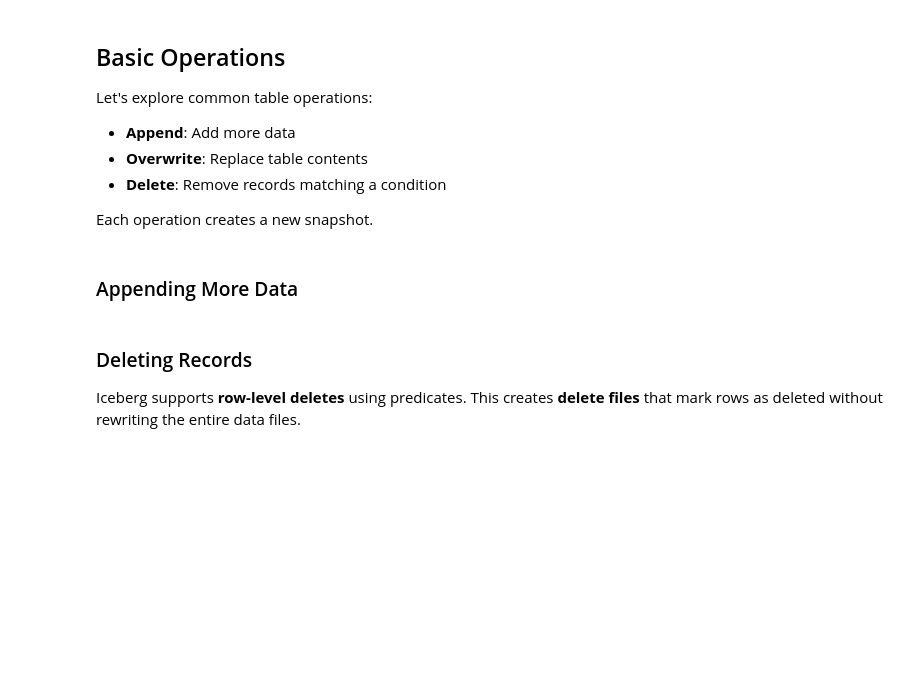
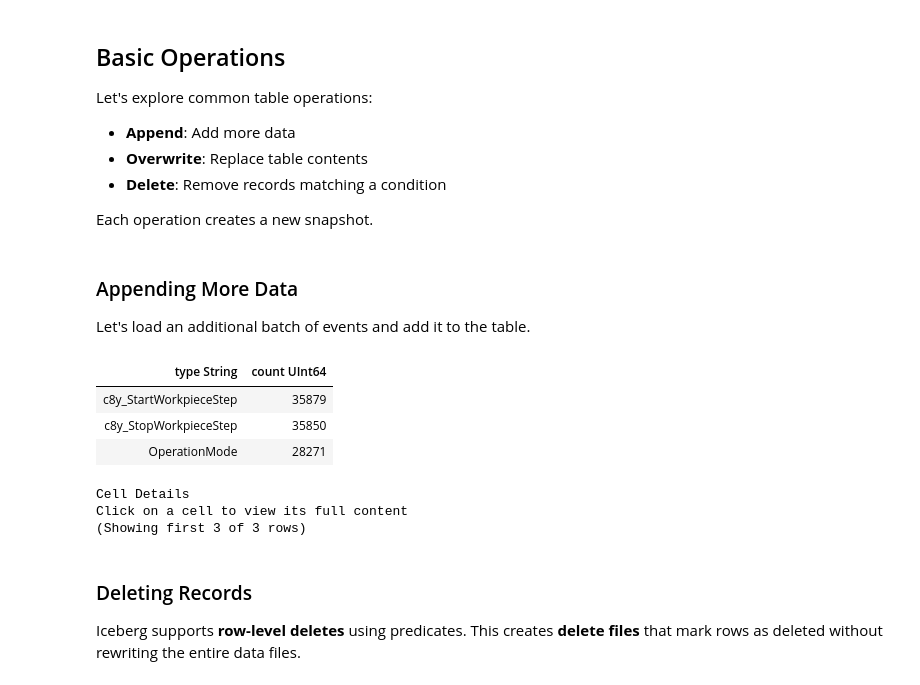
Before and after one commit to Cumulocity-IoT/knee-deep-in-the-lake, a Jupyter notebook: 02_iceberg/01_getting_started.ipynb, the cells around one changed output. Cells and saved outputs as stored; diff of their text form; code cells hidden in the pictures; blank space fills up the shorter version.

```diff
--- a/02_iceberg/01_getting_started.ipynb
+++ b/02_iceberg/01_getting_started.ipynb
@@ -327,20 +355,29 @@ Let's explore common table operations:
 Each operation creates a new snapshot.
 # %% [markdown]
 ### Appending More Data
+
+Let's load an additional batch of events and add it to the table.
 # %%
-# Load next batch of events (next 50K)
-with jsonl_file.open('r') as f:
-    batch2_data = [json.loads(line) for i, line in enumerate(f) if 50000 <= i < 100000]
-
-batch2_arrow = pa.Table.from_pylist(batch2_data)
+df_batch2 = df_events.offset(50000).limit(50000)
+batch2_arrow = df_batch2.to_arrow()
 events_table.append(batch2_arrow)
 
-print(f"✅ Appended {len(batch2_data):,} more records (Snapshot 2)")
-
-# Verify the count increased
 df = daft.read_iceberg(events_table)
-print("\nNew total:")
-daft.sql("SELECT COUNT(*) as total FROM df").show()
+daft.sql("""
+    SELECT type, COUNT(*) as count
+    FROM df
+    GROUP BY type
+    ORDER BY count DESC
+    LIMIT 5
+""").show()
+# %% [output]
+| type String | count UInt64 |
+| c8y_StartWorkpieceStep | 35879 |
+| c8y_StopWorkpieceStep | 35850 |
+| OperationMode | 28271 |
+Cell Details
+Click on a cell to view its full content
+(Showing first 3 of 3 rows)
 # %% [markdown]
 ### Deleting Records
 
```
Also changed, not shown: parts of 24 cells of this notebook, 6 other files.
